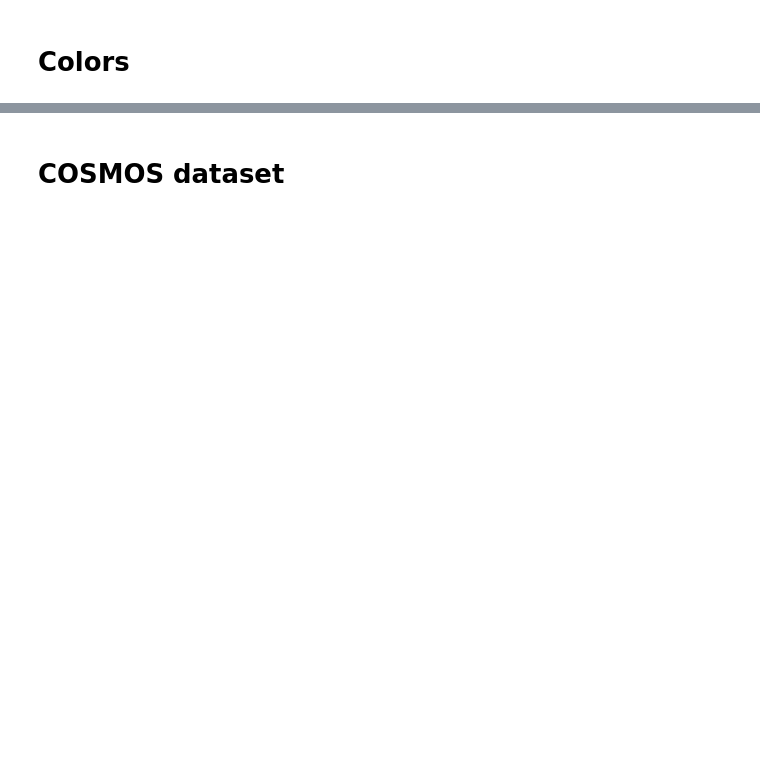
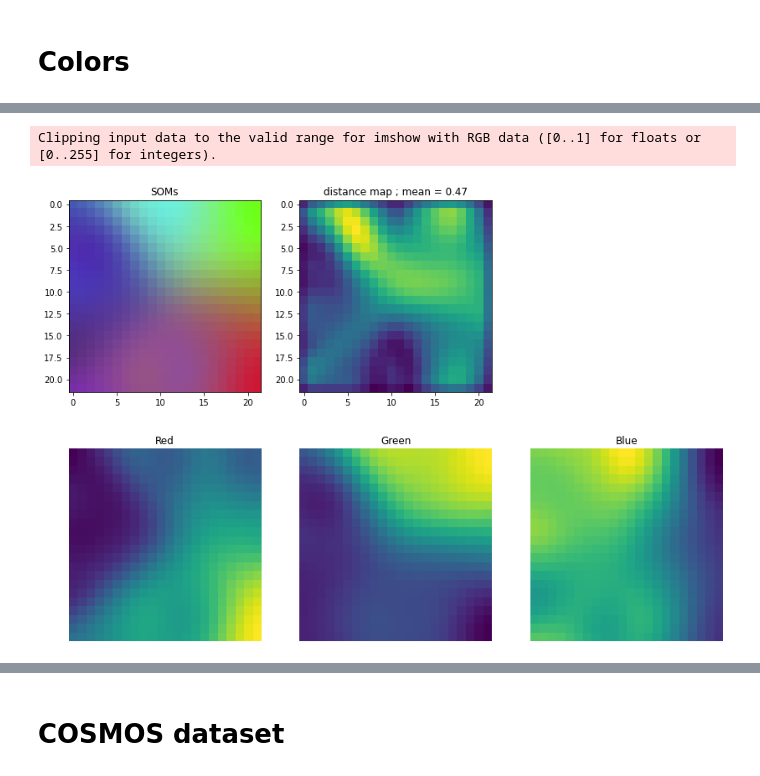
Before and after one commit to Oliv2398/SOMs-in-astrophysics, a Jupyter notebook: SOMs_colors.ipynb, the cells around one changed output, grey strips where cells are left out. Saved outputs shown, nothing was run; the diff lists cells and outputs as text; code cells hidden in the pictures; blank space fills up the shorter version.

```diff
--- a/SOMs_colors.ipynb
+++ b/SOMs_colors.ipynb
@@ -117,0 +233,7 @@ som_color(data_color, wts_color, color_names,True)
+# %%
+som, wts_color = train_som(x, y, input_len, sigma, learning_rate)
+
+som_color(data_color, wts_color, color_names)# sigma = 9.263, learning_rate = 3.905
+# %% [output]
+Clipping input data to the valid range for imshow with RGB data ([0..1] for floats or [0..255] for integers).
+[figure, added]
```
Also changed, not shown: parts of 32 cells of this notebook.
